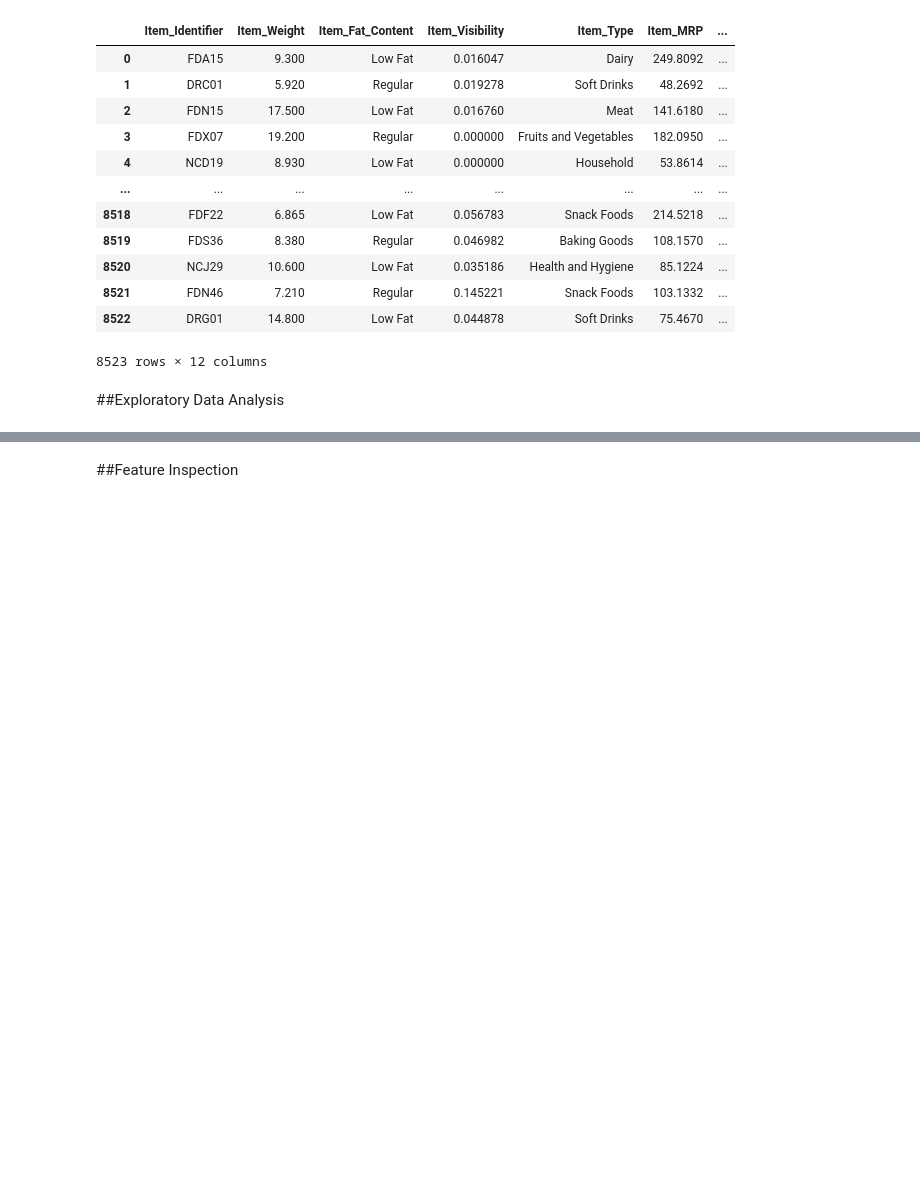
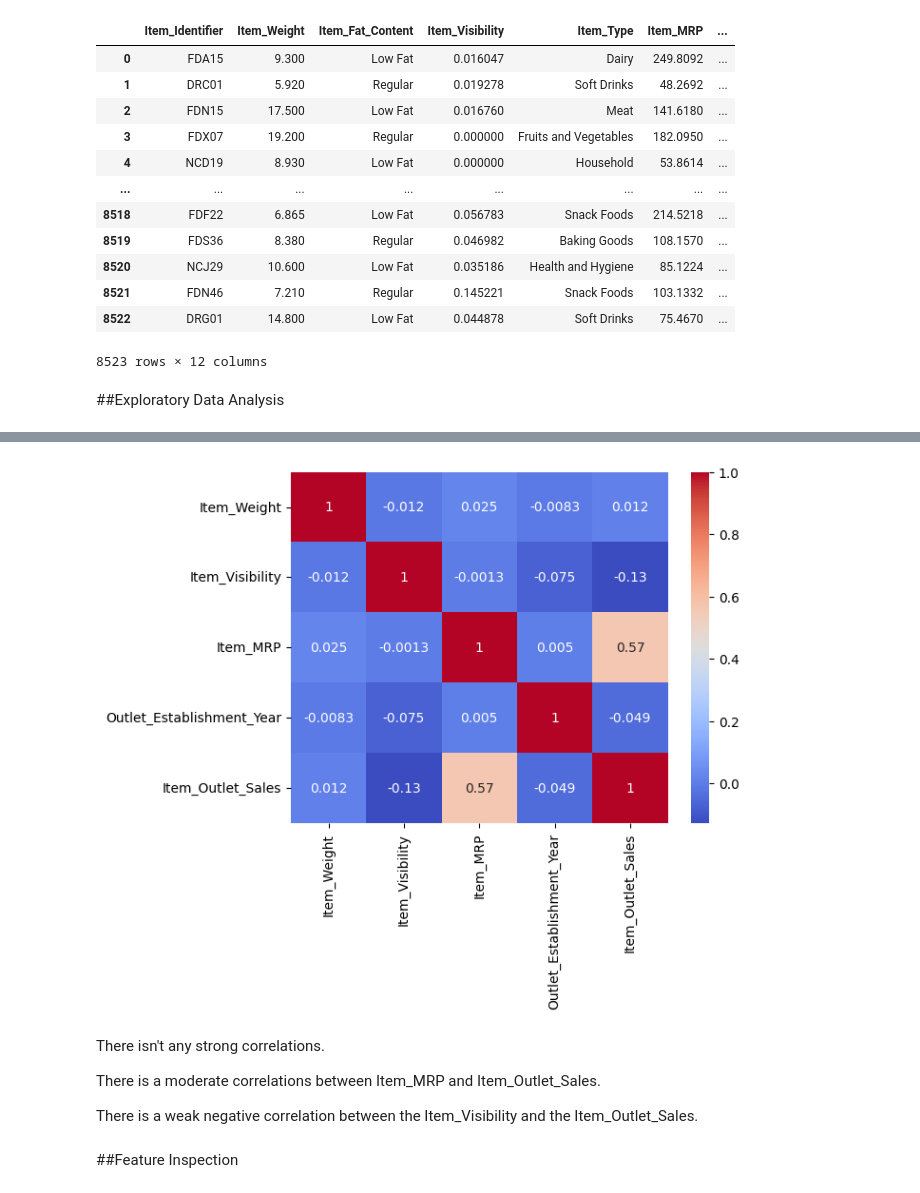
Before and after one commit to LinaArdah/Prediction-of-Product-Sales, a Jupyter notebook: Prediction_of_Product_Sales.ipynb, the cells around one changed output, grey strips where cells are left out. Drawn from its saved outputs; the diff is of its cells as text; code cells hidden in the pictures; blank space fills up the shorter version.

```diff
--- a/Prediction_of_Product_Sales.ipynb
+++ b/Prediction_of_Product_Sales.ipynb
@@ -269,0 +307,3 @@ df
+# %%
+corr=df.corr(numeric_only=True)
+corr.round(2)
@@ -270,2 +317,12 @@ df
+# %%
+ax=sns.heatmap(corr,cmap='coolwarm',annot=True)
+# %% [output]
+[figure, added]
+# %% [markdown]
+There isn't any strong correlations.
+
+There is a moderate correlations between Item_MRP and Item_Outlet_Sales.
+
+There is a weak negative correlation between the Item_Visibility and the Item_Outlet_Sales.
 # %% [markdown]
 ##Feature Inspection
```
Also changed, not shown: parts of 9 cells of this notebook.
